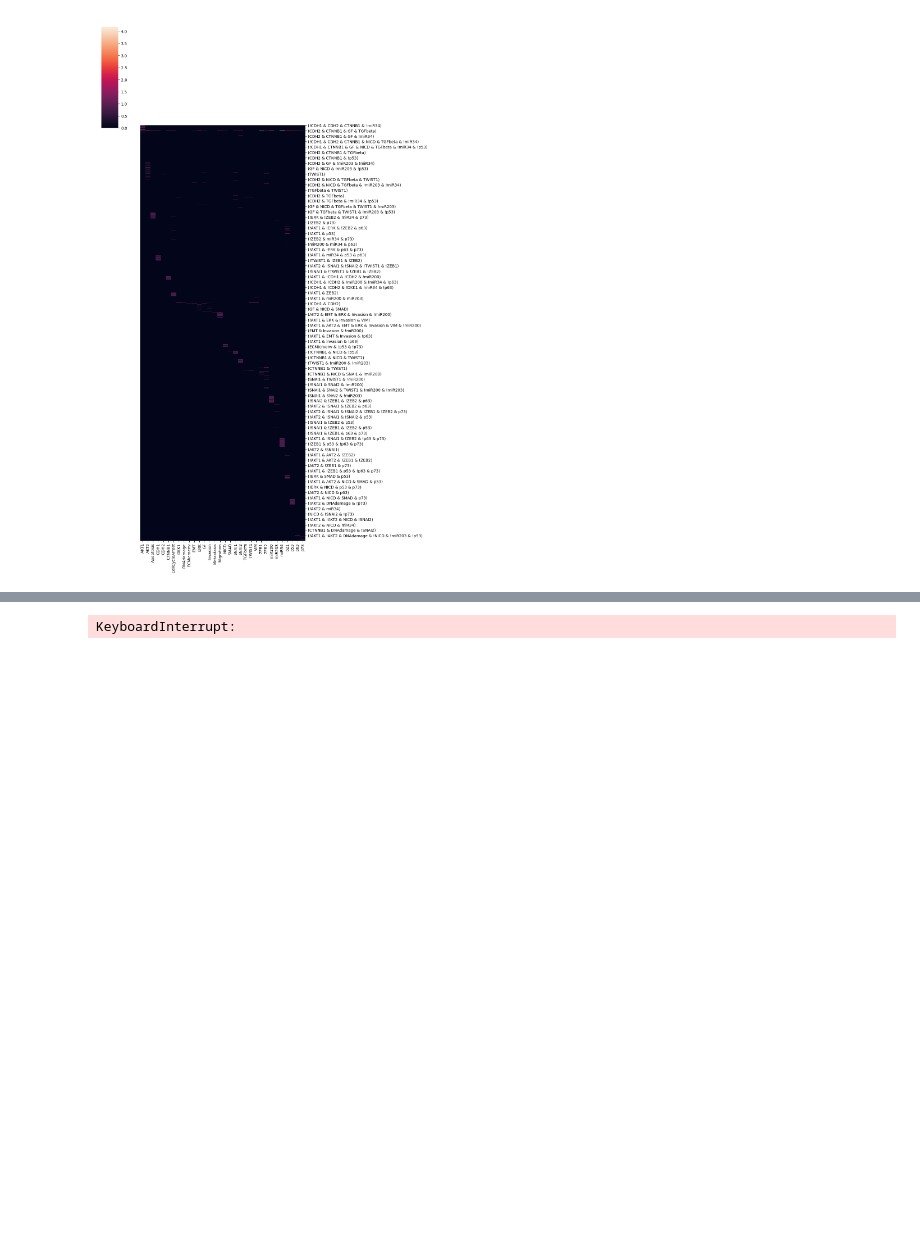
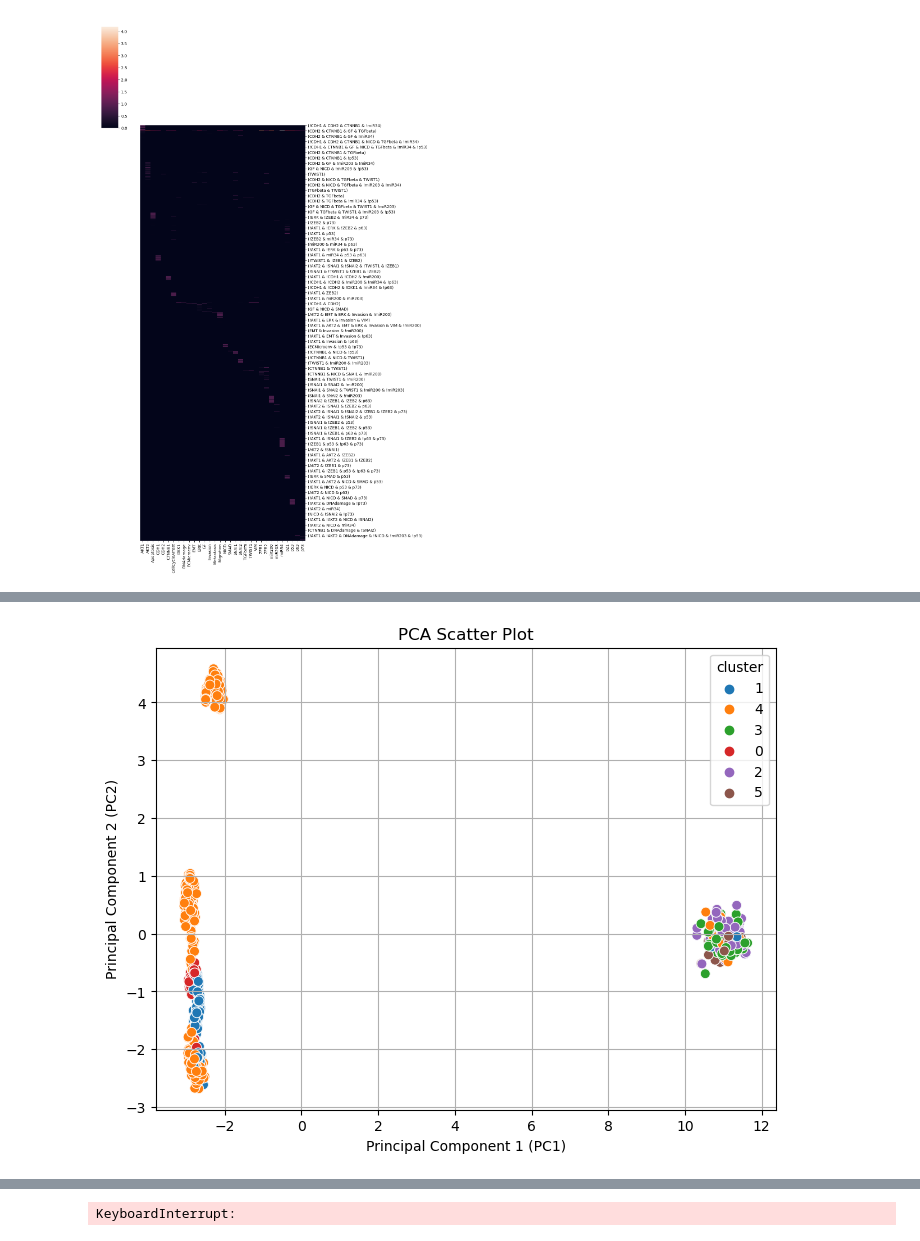
Before and after one commit to sysbio-curie/AstroLogics, a Jupyter notebook: scripts/02_Trajectory_simulations/Invasion/model_comparison_v2.ipynb, the cells around one changed output, grey strips where cells are left out. Cells and saved outputs as stored; diff of their text form; code cells hidden in the pictures; blank space fills up the shorter version.

```diff
--- a/scripts/02_Trajectory_simulations/Invasion/model_comparison_v2.ipynb
+++ b/scripts/02_Trajectory_simulations/Invasion/model_comparison_v2.ipynb
@@ -197,0 +209,34 @@ plt.show()
+# %%
+# Initialize PCA (let's reduce to 2 principal components for this example)
+pca = PCA(n_components=10)
+
+# Fit and transform the data
+df_transposed = logic_clause_flattend.transpose()
+pca_result = pca.fit_transform(df_transposed)
+
+# Convert the result back to a DataFrame for easier interpretation
+pca_df = pd.DataFrame(data=pca_result, index=df_transposed.index)
+
+# number pca column
+number_list = list(range(pca_result.shape[1]))
+str_list = [str(i+1) for i in number_list]
+pca_df.columns = ['pc' + s for s in str_list]
+
+# Add cluster
+pca_df['cluster'] = model_cluster.cluster.astype('str')
+# %%
+plt.figure(figsize=(8, 6))
+
+# Scatter plot using Seaborn
+sns.scatterplot(x='pc1', y='pc2', data=pca_df, s=50, hue = 'cluster')
+
+# Add title and labels
+plt.title('PCA Scatter Plot')
+plt.xlabel('Principal Component 1 (PC1)')
+plt.ylabel('Principal Component 2 (PC2)')
+
+# Display the plot
+plt.grid(True)
+plt.show()
+# %% [output]
+[figure, added]
```
Also changed, not shown: parts of 20 cells of this notebook, 17 other files.
